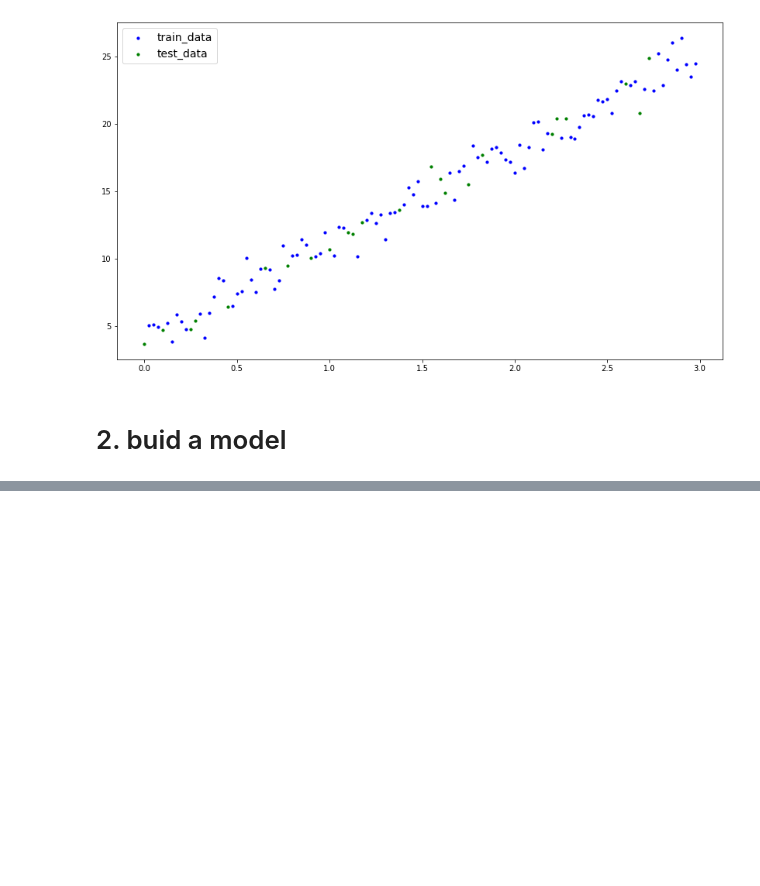
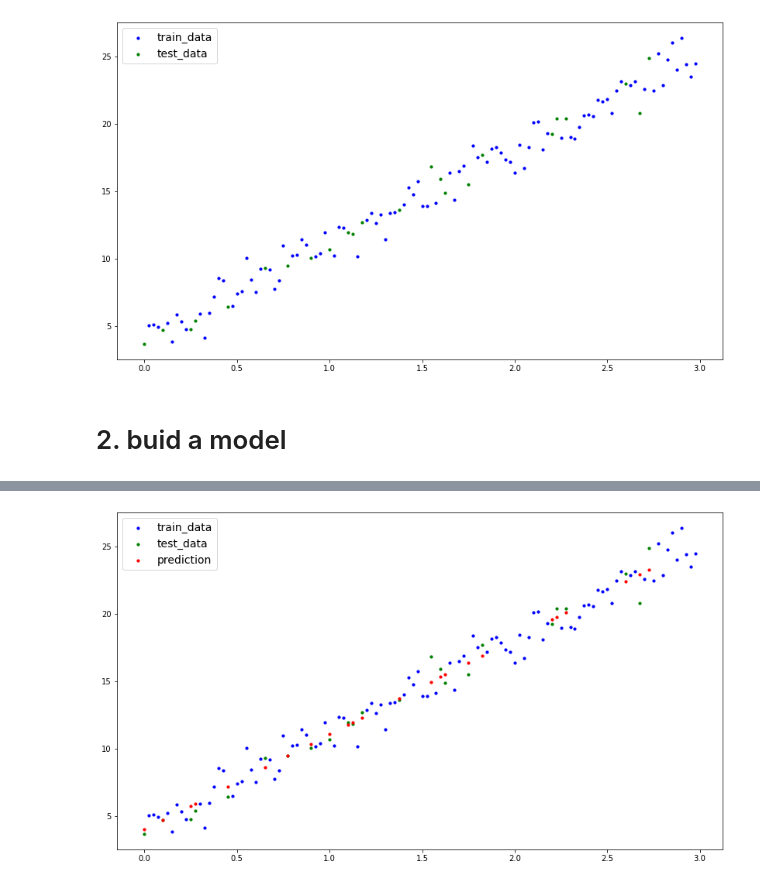
Before and after one commit to atouammi/Pytorch-Workflow-fundamemtals, a Jupyter notebook: code/code.ipynb, the cells around one changed output, grey strips where cells are left out. Saved outputs shown, nothing was run; the diff lists cells and outputs as text; code cells hidden in the pictures; blank space fills up the shorter version.

```diff
--- a/code/code.ipynb
+++ b/code/code.ipynb
@@ -83,0 +235,5 @@ plot_prediction()
+# %%
+#plot
+plot_prediction(prediction=y_pred_new)
+# %% [output]
+[figure, added]
```
Also changed, not shown: parts of 13 cells of this notebook, 1 other file.
